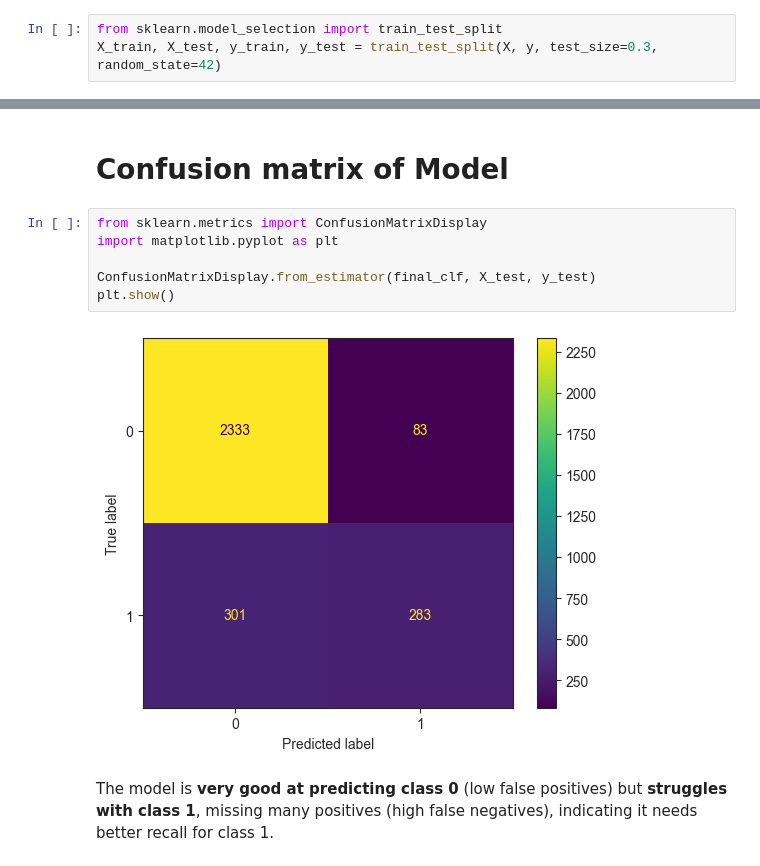
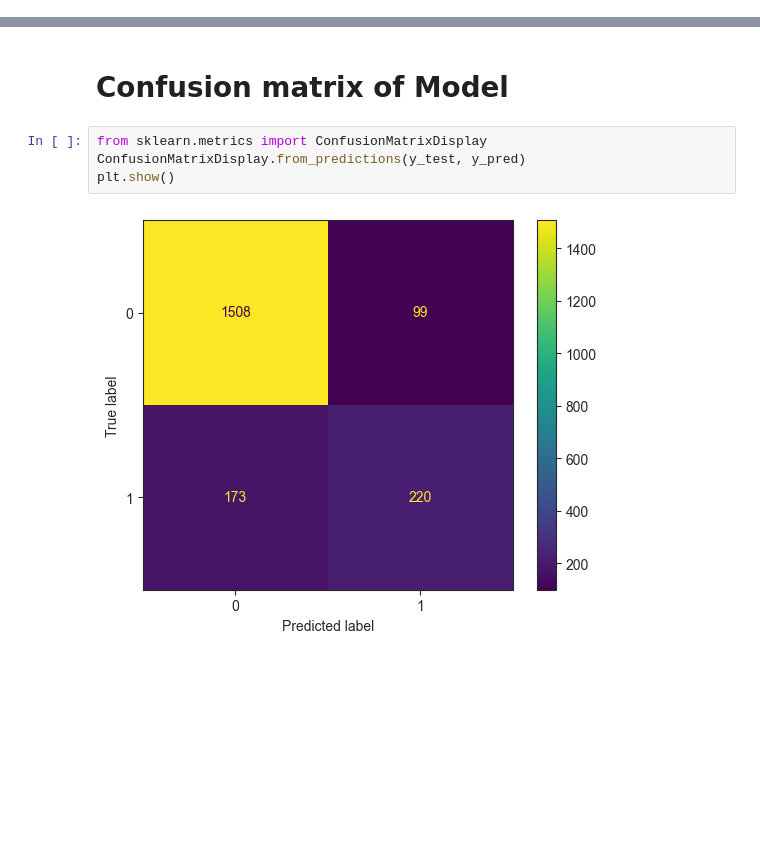
Before and after one commit to 004Gaurav/Customer_Churn, a Jupyter notebook: notebook/customer_churn.ipynb, the cells around one changed output, grey strips where cells are left out. Drawn from its saved outputs; the diff is of its cells as text; blank space fills up the shorter version.

```diff
--- a/notebook/customer_churn.ipynb
+++ b/notebook/customer_churn.ipynb
@@ -689,9 +679,6 @@ Please also refer to the documentation for alternative solver options:
 # %% [markdown]
 **Conclusion:**
 Tree-based ensemble methods, particularly ***Random Forest***, showed the best performance and are recommended for final deployment.
-# %%
-from sklearn.model_selection import train_test_split
-X_train, X_test, y_train, y_test = train_test_split(X, y, test_size=0.3, random_state=42)
 # %%
 best_gb_model = GradientBoostingClassifier(
     n_estimators=100,
@@ -738,13 +727,9 @@ weighted avg       0.86      0.87      0.86      3000
 The Random Forest model achieved an accuracy of **87.10%**. For the majority class (non-churn, `0`), the model delivered high precision (**0.88**) and recall (**0.98**), indicating strong capability in correctly identifying non-churn customers. For the minority class (churn, `1`), precision was **0.83** but recall dropped to **0.43**, showing the model struggles to capture all churn cases. The macro-averaged F1-score was **0.74**, while the weighted average was **0.85**, reflecting balanced overall performance but with room for improvement in detecting churners.
 # %% [markdown]
 # Confusion matrix of Model
-# %%
-from sklearn.metrics import ConfusionMatrixDisplay
-import matplotlib.pyplot as plt
-
-ConfusionMatrixDisplay.from_estimator(final_clf, X_test, y_test)
-plt.show()
-# %% [output]
-[figure, removed]
-# %% [markdown]
-The model is **very good at predicting class 0** (low false positives) but **struggles with class 1**, missing many positives (high false negatives), indicating it needs better recall for class 1.
+# %%
+from sklearn.metrics import ConfusionMatrixDisplay
+ConfusionMatrixDisplay.from_predictions(y_test, y_pred)
+plt.show()
+# %% [output]
+[figure, added]
```
Also changed, not shown: parts of 40 cells of this notebook, 4 other files.
